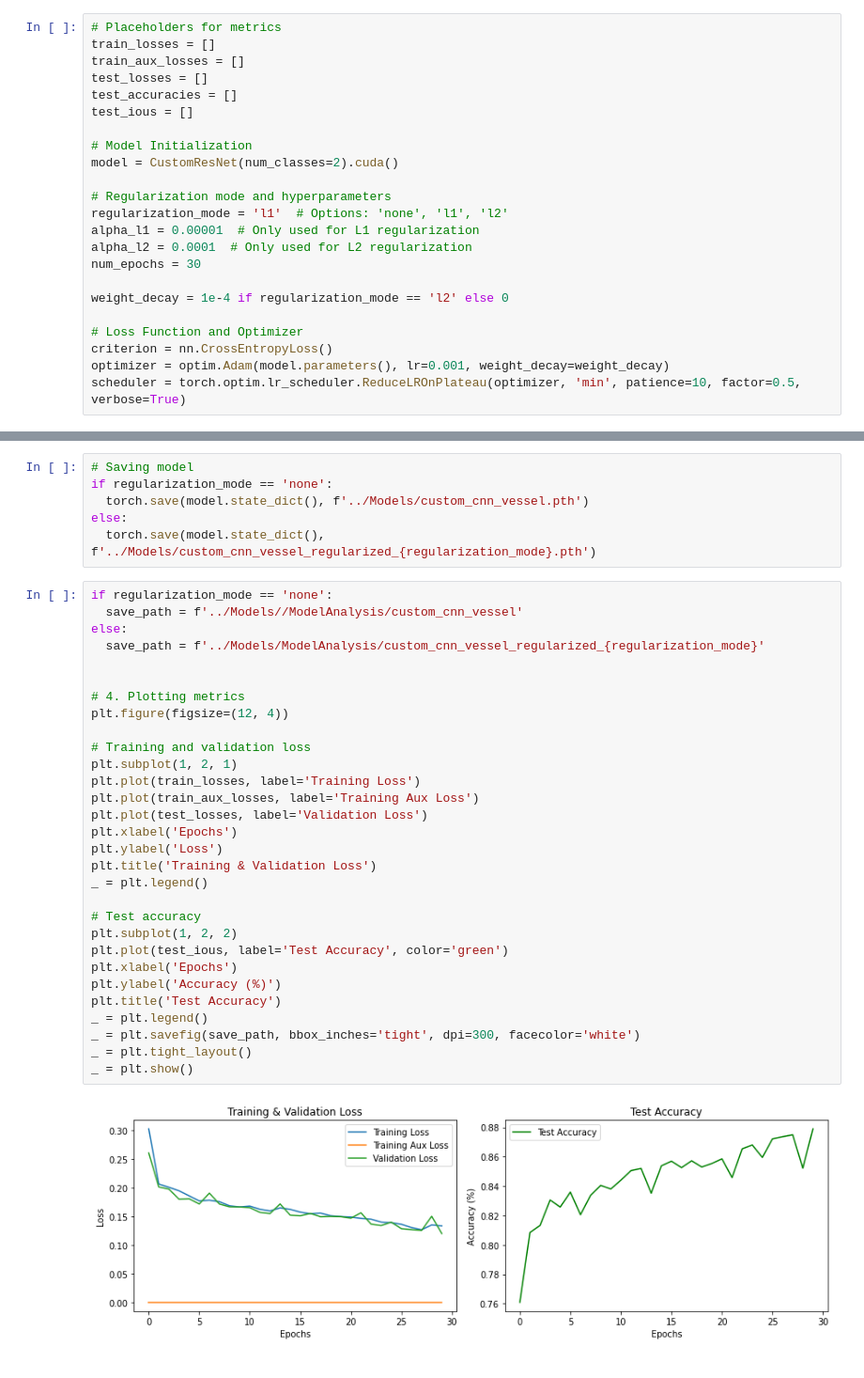
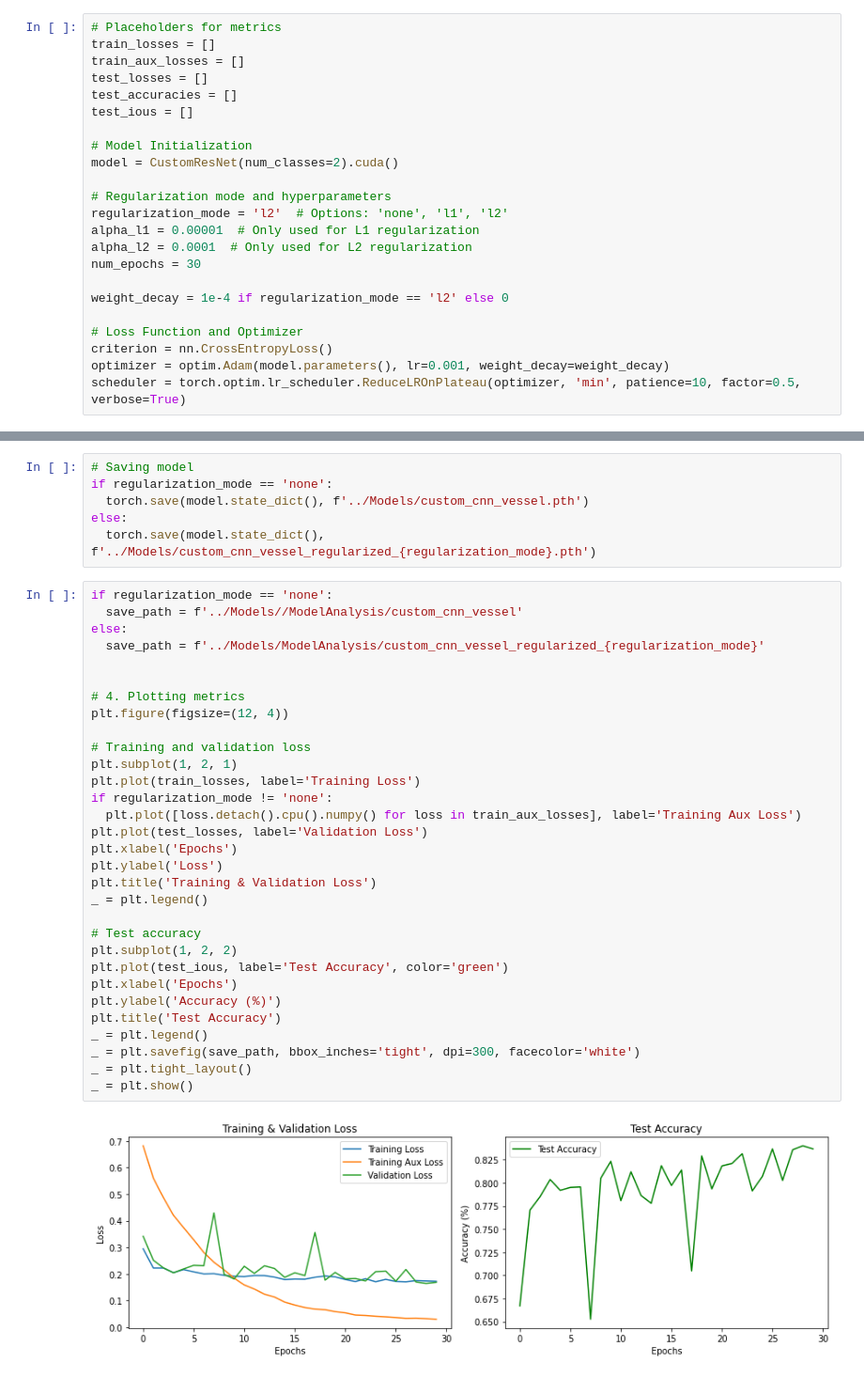
Before and after one commit to CarlosFontaneli/interpreting-neural-networks, a Jupyter notebook: StudiesAndTests/TrainingNotebooks/train_cnn_vessels.ipynb, the cells around one changed output, grey strips where cells are left out. Shown at 94% size. Drawn from its saved outputs; the diff is of its cells as text.

Commit message:
new trained regularizeds models

```diff
--- a/StudiesAndTests/TrainingNotebooks/train_cnn_vessels.ipynb
+++ b/StudiesAndTests/TrainingNotebooks/train_cnn_vessels.ipynb
@@ -86,7 +86,7 @@ test_ious = []
 model = CustomResNet(num_classes=2).cuda()
 
 # Regularization mode and hyperparameters
-regularization_mode = 'l1'  # Options: 'none', 'l1', 'l2'
+regularization_mode = 'l2'  # Options: 'none', 'l1', 'l2'
 alpha_l1 = 0.00001  # Only used for L1 regularization
 alpha_l2 = 0.0001  # Only used for L2 regularization
 num_epochs = 30
@@ -191,35 +191,36 @@ else:
 # %%
 if regularization_mode == 'none':
   save_path = f'../Models//ModelAnalysis/custom_cnn_vessel'
 else:
   save_path = f'../Models/ModelAnalysis/custom_cnn_vessel_regularized_{regularization_mode}'
 
 
 # 4. Plotting metrics
 plt.figure(figsize=(12, 4))
 
 # Training and validation loss
 plt.subplot(1, 2, 1)
 plt.plot(train_losses, label='Training Loss')
-plt.plot(train_aux_losses, label='Training Aux Loss')
+if regularization_mode != 'none':
+  plt.plot([loss.detach().cpu().numpy() for loss in train_aux_losses], label='Training Aux Loss')
 plt.plot(test_losses, label='Validation Loss')
 plt.xlabel('Epochs')
 plt.ylabel('Loss')
 plt.title('Training & Validation Loss')
 _ = plt.legend()
 
 # Test accuracy
 plt.subplot(1, 2, 2)
 plt.plot(test_ious, label='Test Accuracy', color='green')
 plt.xlabel('Epochs')
 plt.ylabel('Accuracy (%)')
 plt.title('Test Accuracy')
 _ = plt.legend()
 _ = plt.savefig(save_path, bbox_inches='tight', dpi=300, facecolor='white')
 _ = plt.tight_layout()
 _ = plt.show()
 # %% [output]
-[figure, old version]
+[figure, new version]
 # %%
 model.cpu().eval()
 
```
Also changed, not shown: parts of 3 cells of this notebook, 5 other files.
